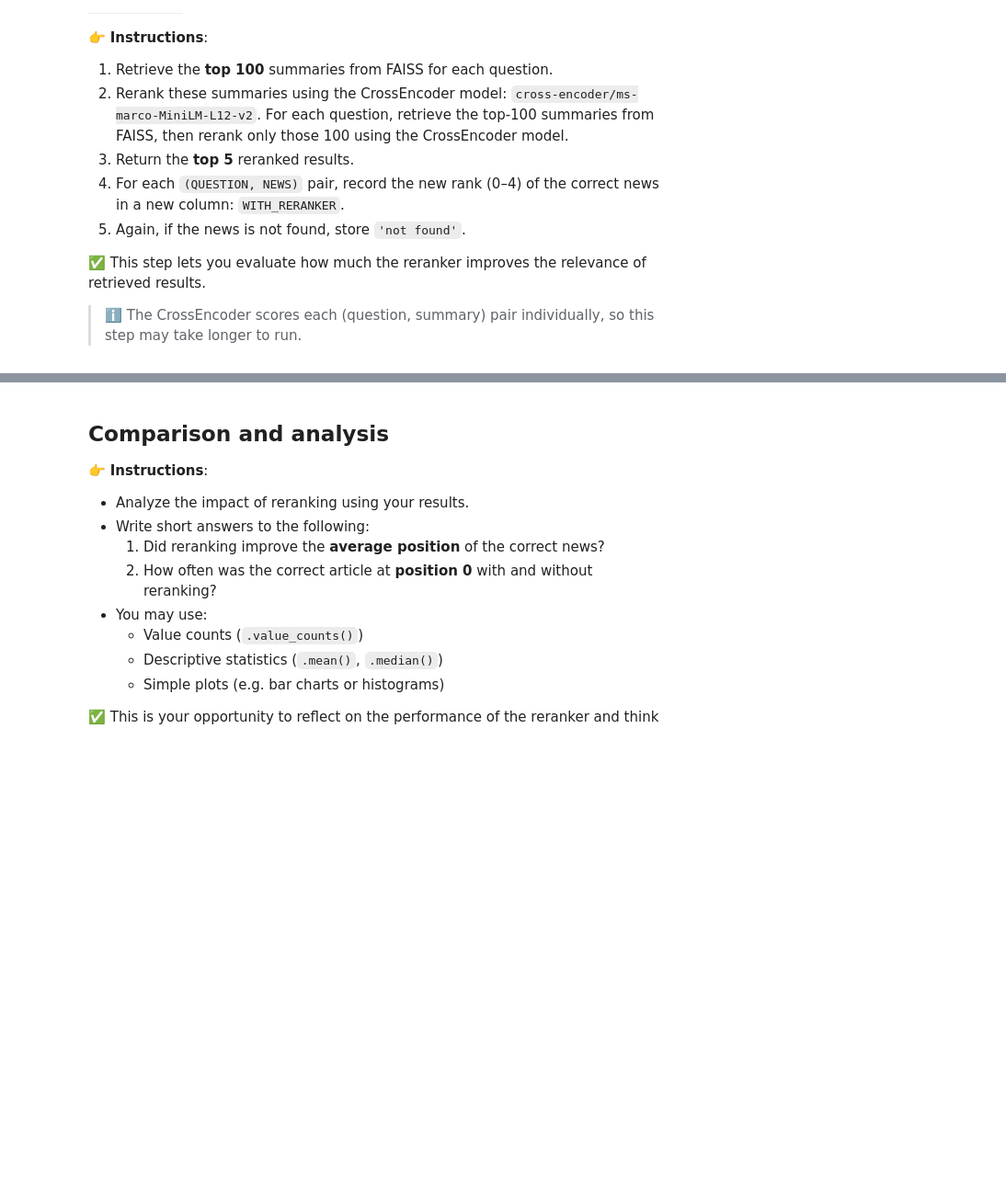
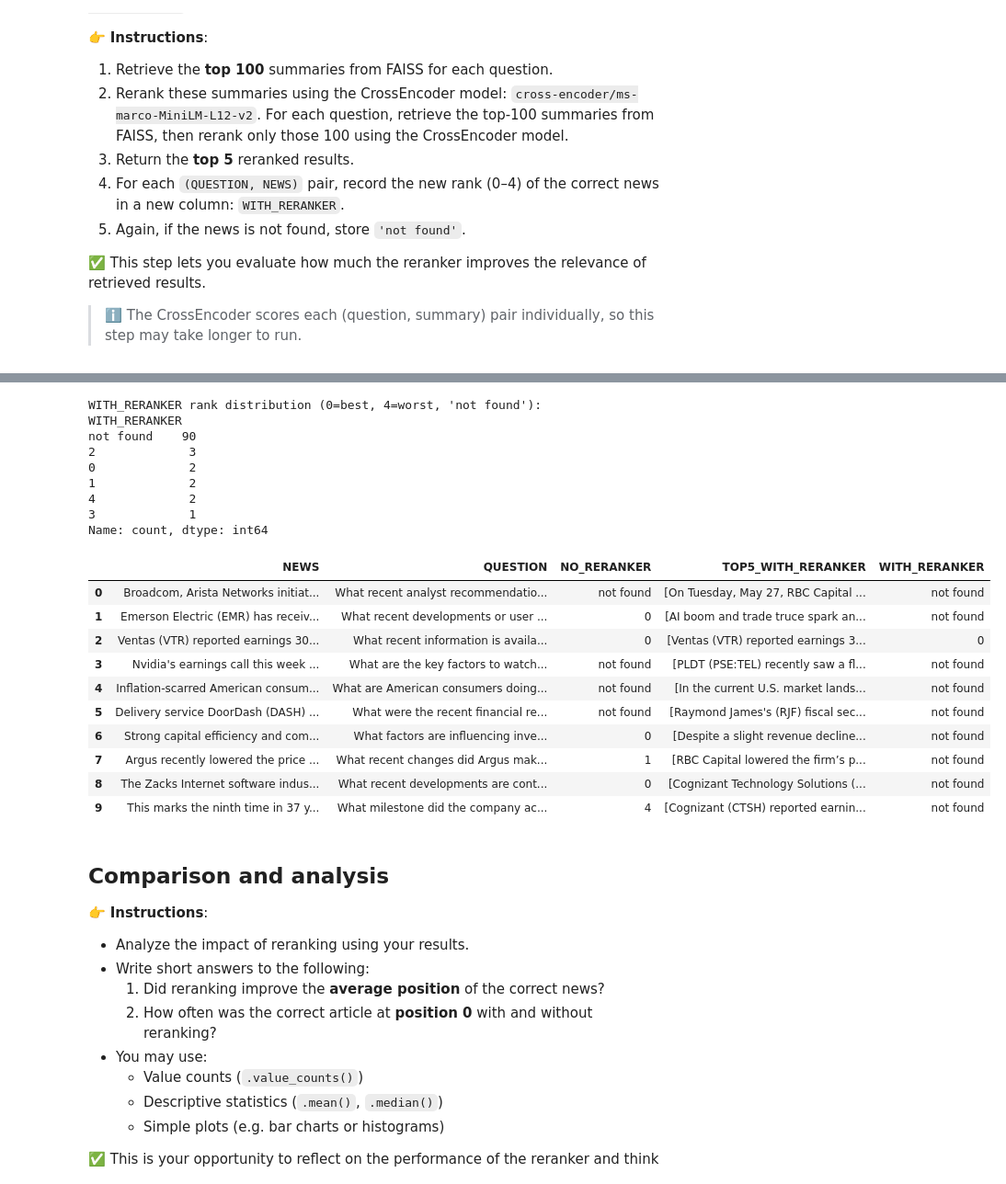
Before and after one commit to MartinJuradoP/Fintech-and-digital-innovation-in-finance, a Jupyter notebook: Advanced RAG techniques & Sentiment Analysis on S&P 500 news /Section_A/advanced_rag_techniques_template.ipynb, the cells around one changed output, grey strips where cells are left out. Shown: that part at 92% size. Drawn from its saved outputs; the diff is of its cells as text; code cells hidden in the pictures; blank space fills up the shorter version.

```diff
--- a/Advanced RAG techniques & Sentiment Analysis on S&P 500 news /Section_A/advanced_rag_techniques_template.ipynb
+++ b/Advanced RAG techniques & Sentiment Analysis on S&P 500 news /Section_A/advanced_rag_techniques_template.ipynb
@@ -269,6 +367,58 @@ print(scores)
 # %%
 # CODE HERE
 # Use as many coding cells as you need
+with_reranker_ranks = []   # 0..4 or "not found"
+top5_with_reranker = []    # store reranked top-5 for inspection
+
+for _, row in df_news_questions.iterrows():
+    q = row["QUESTION"]
+    target = row["NEWS"]
+
+    # Use the existing function, but ask for 100 summaries
+    top100 = retrieve_topk(q, k=100)
+
+    # Score each (question, candidate) pair with the CrossEncoder
+    pairs = [(q, cand) for cand in top100]
+    scores = model.predict(pairs)  # higher = better match
+
+    # Sort by score (desc), take top-5
+    ranked = sorted(zip(top100, scores), key=lambda x: x[1], reverse=True)
+    reranked_docs = [doc for (doc, sc) in ranked]
+    top5 = reranked_docs[:5]
+    top5_with_reranker.append(top5)
+
+    # Record 0-based rank or "not found"
+    rank_val = top5.index(target) if target in top5 else "not found"
+    with_reranker_ranks.append(rank_val)
+
+# Save results
+df_news_questions["TOP5_WITH_RERANKER"] = top5_with_reranker
+df_news_questions["WITH_RERANKER"] = with_reranker_ranks
+
+print("WITH_RERANKER rank distribution (0=best, 4=worst, 'not found'):")
+print(df_news_questions["WITH_RERANKER"].value_counts(dropna=False))
+display(df_news_questions.head(10))
+# %% [output]
+WITH_RERANKER rank distribution (0=best, 4=worst, 'not found'):
+WITH_RERANKER
+not found    90
+2             3
+0             2
+1             2
+4             2
+3             1
+Name: count, dtype: int64
+|  | NEWS | QUESTION | NO_RERANKER | TOP5_WITH_RERANKER | WITH_RERANKER |
+| 0 | Broadcom, Arista Networks initiat... | What recent analyst recommendatio... | not found | [On Tuesday, May 27, RBC Capital ... | not found |
+| 1 | Emerson Electric (EMR) has receiv... | What recent developments or user ... | 0 | [AI boom and trade truce spark an... | not found |
+| 2 | Ventas (VTR) reported earnings 30... | What recent information is availa... | 0 | [Ventas (VTR) reported earnings 3... | 0 |
+| 3 | Nvidia's earnings call this week ... | What are the key factors to watch... | not found | [PLDT (PSE:TEL) recently saw a fl... | not found |
+| 4 | Inflation-scarred American consum... | What are American consumers doing... | not found | [In the current U.S. market lands... | not found |
+| 5 | Delivery service DoorDash (DASH) ... | What were the recent financial re... | not found | [Raymond James's (RJF) fiscal sec... | not found |
+| 6 | Strong capital efficiency and com... | What factors are influencing inve... | 0 | [Despite a slight revenue decline... | not found |
+| 7 | Argus recently lowered the price ... | What recent changes did Argus mak... | 1 | [RBC Capital lowered the firm’s p... | not found |
+| 8 | The Zacks Internet software indus... | What recent developments are cont... | 0 | [Cognizant Technology Solutions (... | not found |
+| 9 | This marks the ninth time in 37 y... | What milestone did the company ac... | 4 | [Cognizant (CTSH) reported earnin... | not found |
 # %% [markdown]
 ## Comparison and analysis
 
```
Also changed, not shown: parts of 15 cells of this notebook, 3 other files.
